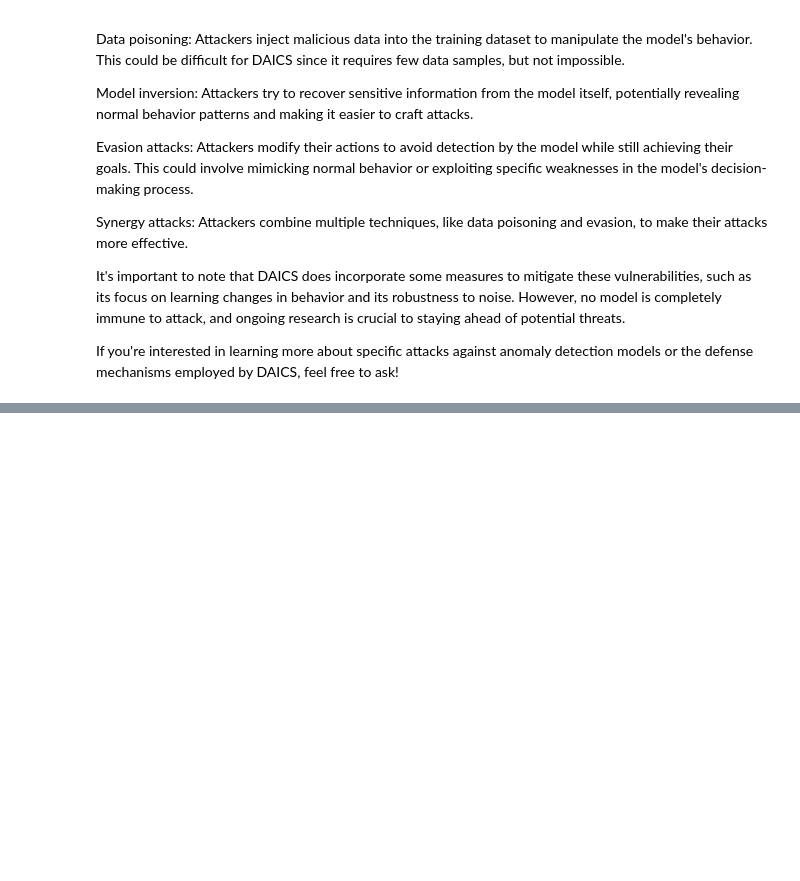
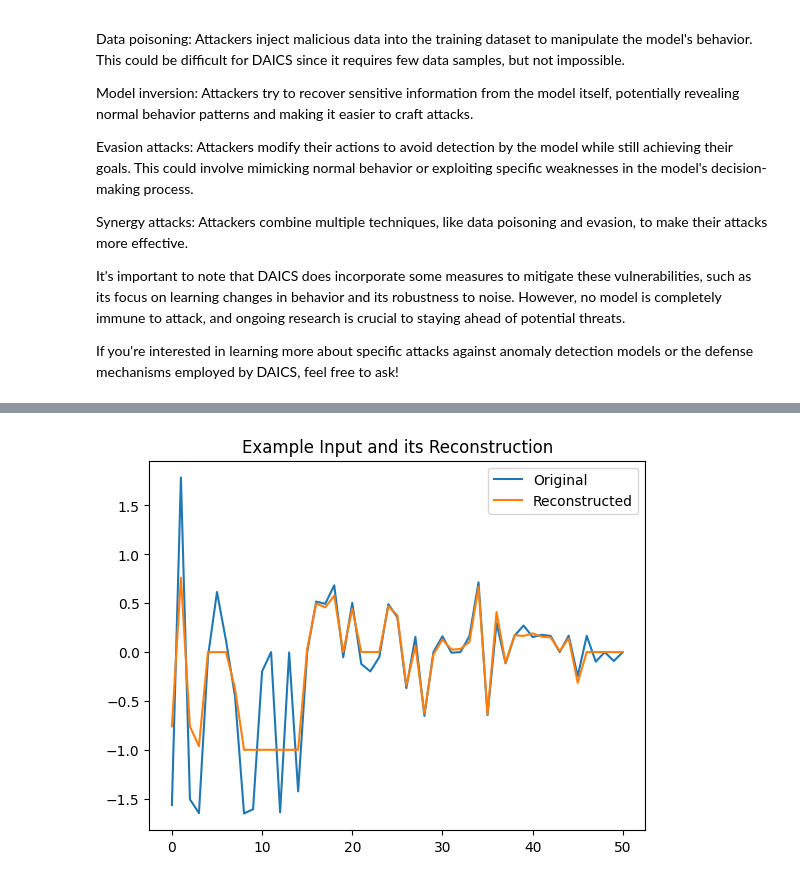
Before and after one commit to Lambru99/CPSProject2, a Jupyter notebook: cyber.ipynb, the cells around one changed output, grey strips where cells are left out. Cells and saved outputs as stored; diff of their text form; code cells hidden in the pictures; blank space fills up the shorter version.

```diff
--- a/cyber.ipynb
+++ b/cyber.ipynb
@@ -380,0 +458,13 @@ encoded_test = autoencoder_model.encode(X_test_reshaped)
+# %%
+# Esempio di ricostruzione dei dati di test
+encoded_data_test = autoencoder_model.encode(X_test_reshaped)
+decoded_data_test = autoencoder_model.decode(encoded_data_test)
+
+# Visualizzazione di un esempio di input e della sua ricostruzione
+index = 0  # Puoi cambiare questo valore per visualizzare diverse istanze
+plt.plot(X_test_reshaped[index], label='Original')
+plt.plot(decoded_data_test[index], label='Reconstructed')
+plt.legend()
+plt.title("Example Input and its Reconstruction")
+plt.show()
+# %% [output]
@@ -380,0 +473 @@ encoded_test = autoencoder_model.encode(X_test_reshaped)
+[figure, added]
```
Also changed, not shown: parts of 15 cells of this notebook.
